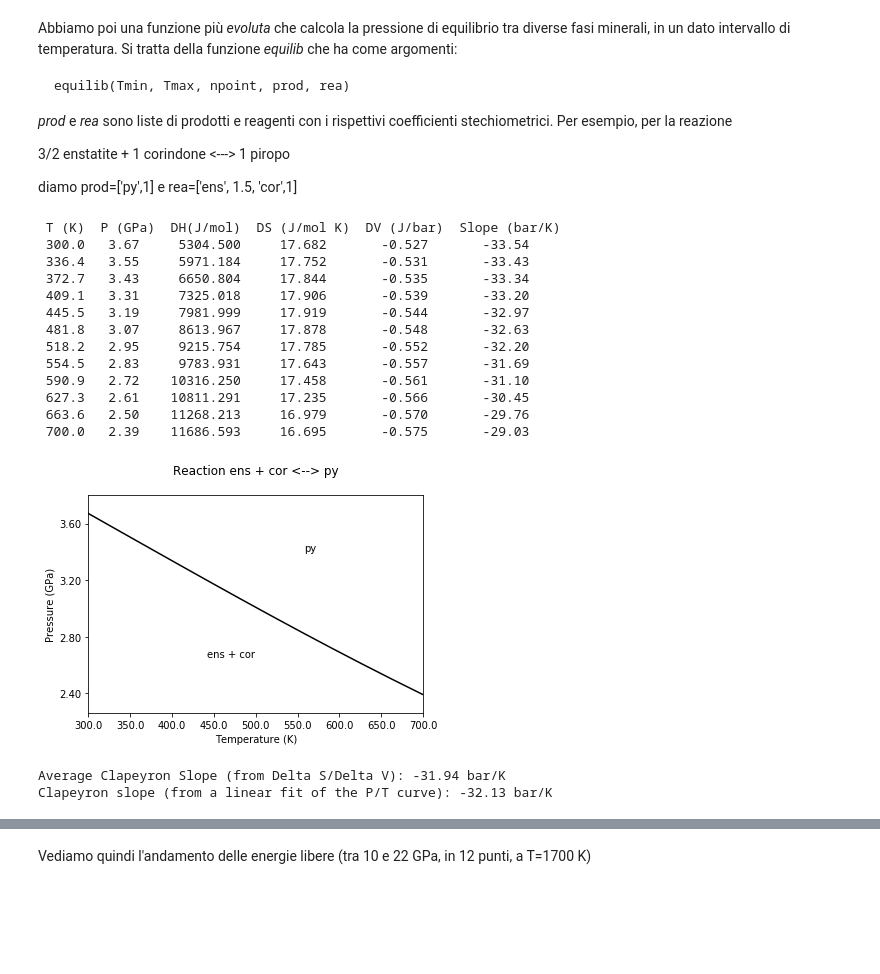
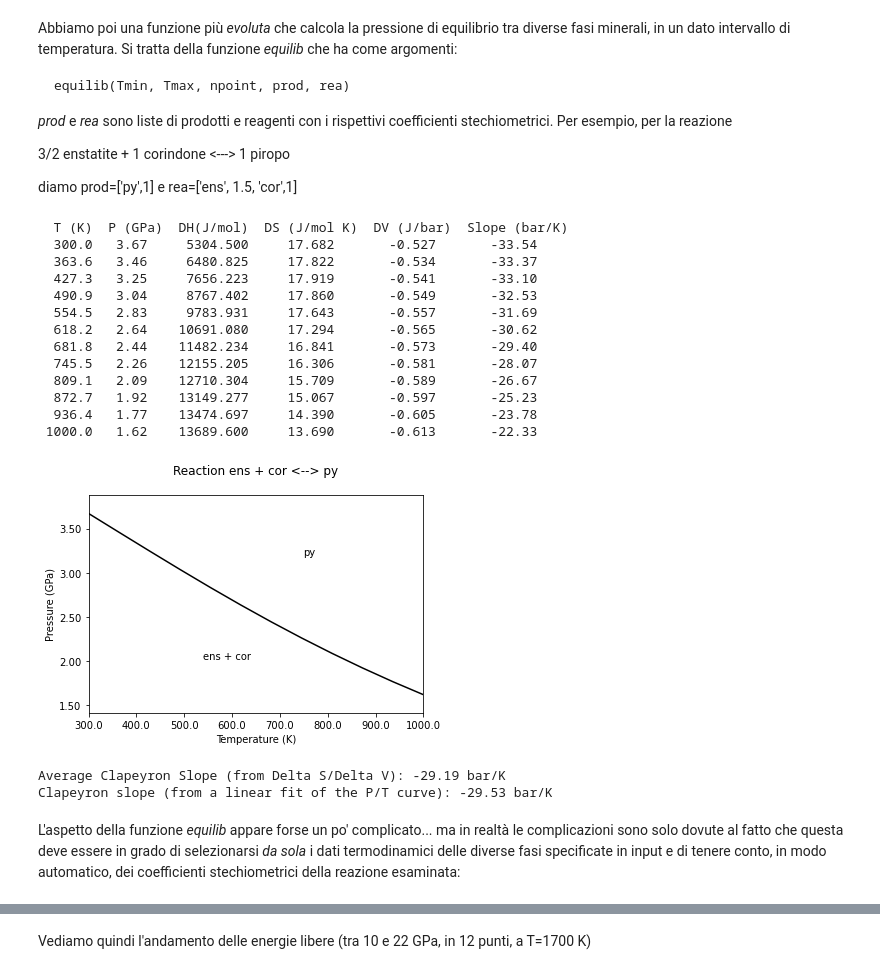
Before and after one commit to Mauro-Prencipe/geochimica, a Jupyter notebook: gibbs_tp.ipynb, the cells around one changed output, grey strips where cells are left out. Cells and saved outputs as stored; diff of their text form; code cells hidden in the pictures; blank space fills up the shorter version.

```diff
--- a/gibbs_tp.ipynb
+++ b/gibbs_tp.ipynb
@@ -455,21 +525,23 @@ equilib(Tmin, Tmax, npoint, prod, rea)
 
 diamo prod=\['py',1\] e rea=\['ens', 1.5, 'cor',1\]
 # %%
-equilib(300,700,12,prod=['py',1], rea=['ens',1.5,'cor',1])
+equilib(300,1000,12,prod=['py',1], rea=['ens',1.5,'cor',1])
 # %% [output]
- T (K)  P (GPa)  DH(J/mol)  DS (J/mol K)  DV (J/bar)  Slope (bar/K)
- 300.0   3.67     5304.500     17.682       -0.527       -33.54
- 336.4   3.55     5971.184     17.752       -0.531       -33.43
- 372.7   3.43     6650.804     17.844       -0.535       -33.34
- 409.1   3.31     7325.018     17.906       -0.539       -33.20
- 445.5   3.19     7981.999     17.919       -0.544       -32.97
- 481.8   3.07     8613.967     17.878       -0.548       -32.63
- 518.2   2.95     9215.754     17.785       -0.552       -32.20
- 554.5   2.83     9783.931     17.643       -0.557       -31.69
- 590.9   2.72    10316.250     17.458       -0.561       -31.10
- 627.3   2.61    10811.291     17.235       -0.566       -30.45
- 663.6   2.50    11268.213     16.979       -0.570       -29.76
- 700.0   2.39    11686.593     16.695       -0.575       -29.03
+  T (K)  P (GPa)  DH(J/mol)  DS (J/mol K)  DV (J/bar)  Slope (bar/K)
+  300.0   3.67     5304.500     17.682       -0.527       -33.54
+  363.6   3.46     6480.825     17.822       -0.534       -33.37
+  427.3   3.25     7656.223     17.919       -0.541       -33.10
+  490.9   3.04     8767.402     17.860       -0.549       -32.53
+  554.5   2.83     9783.931     17.643       -0.557       -31.69
+  618.2   2.64    10691.080     17.294       -0.565       -30.62
+  681.8   2.44    11482.234     16.841       -0.573       -29.40
+  745.5   2.26    12155.205     16.306       -0.581       -28.07
+  809.1   2.09    12710.304     15.709       -0.589       -26.67
+  872.7   1.92    13149.277     15.067       -0.597       -25.23
+  936.4   1.77    13474.697     14.390       -0.605       -23.78
+ 1000.0   1.62    13689.600     13.690       -0.613       -22.33
-[figure, old version]
+[figure, new version]
-Average Clapeyron Slope (from Delta S/Delta V): -31.94 bar/K
-Clapeyron slope (from a linear fit of the P/T curve): -32.13 bar/K
+Average Clapeyron Slope (from Delta S/Delta V): -29.19 bar/K
+Clapeyron slope (from a linear fit of the P/T curve): -29.53 bar/K
+# %% [markdown]
+L'aspetto della funzione *equilib* appare forse un po' complicato... ma in realtà le complicazioni sono solo dovute al fatto che questa deve essere in grado di selezionarsi *da sola* i dati termodinamici delle diverse fasi specificate in input e di tenere conto, in modo automatico, dei coefficienti stechiometrici della reazione esaminata:
```
Also changed, not shown: parts of 41 cells of this notebook, 3 other files.
